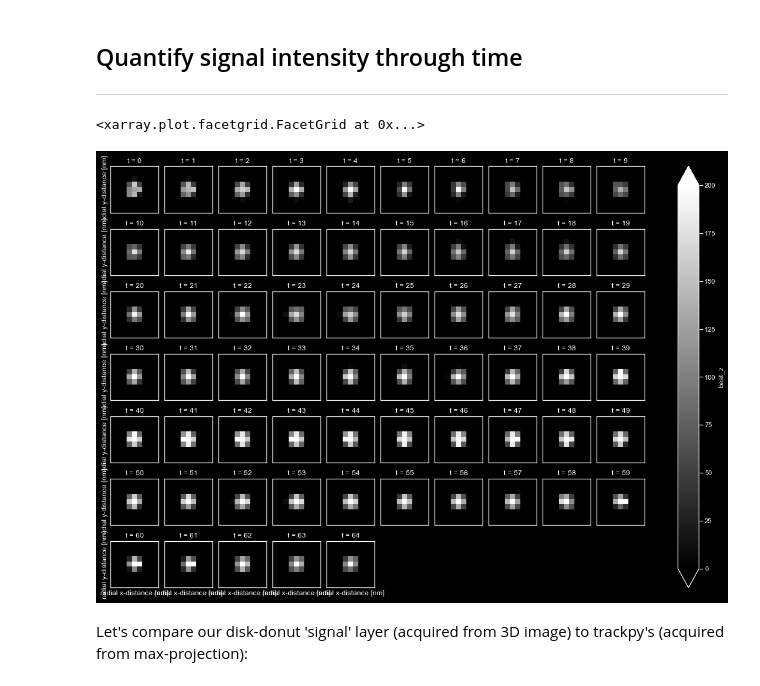
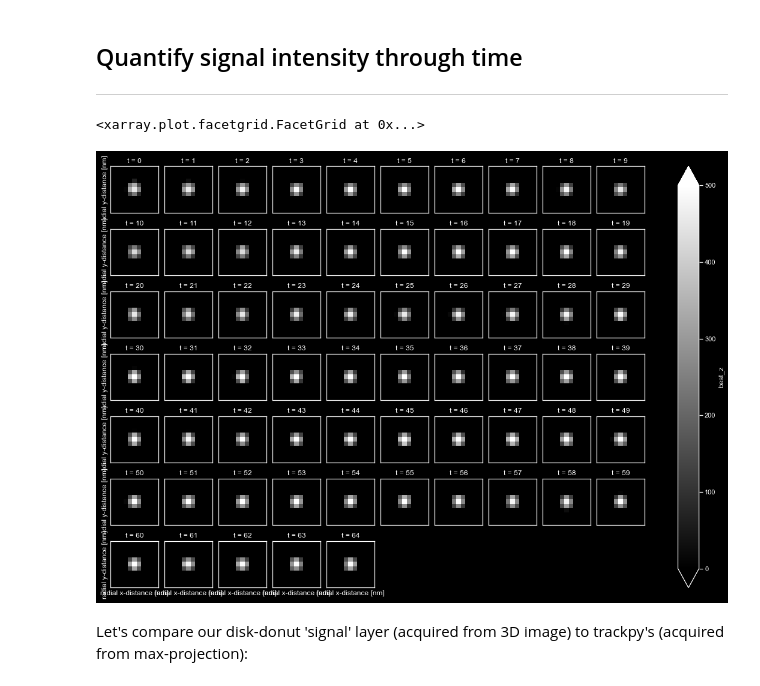
Before and after one commit to Colorado-State-University-Stasevich-Lab/croparray, a Jupyter notebook: notebooks/ToolDevelopment_Harringtonine_Morisaki.ipynb, the cells around one changed output. Saved outputs shown, nothing was run; the diff lists cells and outputs as text; code cells hidden in the pictures.

Commit message:
hand-drawn mask workflow2

```diff
--- a/notebooks/ToolDevelopment_Harringtonine_Morisaki.ipynb
+++ b/notebooks/ToolDevelopment_Harringtonine_Morisaki.ipynb
@@ -237,26 +128,0 @@ KeyError: "'Max of Cell02-1Ch1' is not in list"
-# %%
-def TrackWithMasks(img_max, particle_diameter ,min_m, mask_include, mask_exclude):
-    f = tp.batch(img_max, diameter=particle_diameter,minmass=min_m)
-    f_list = []
-    for i in np.arange(len(f['frame'].unique())):
-        f0 = f[f['frame']==i]
-        f1 = f0.copy()
-
-        # If no masks, include everything and exclude nothing
-        if mask_include == None:
-            mask_include1 = [[0,0],[0,10000000],[10000000,10000000],[10000000,0]]
-        if mask_exclude == None:
-            mask_exclude1 = [[0,0],[0,-10],[-10,-10]]
-
-        mask_in = Polygon(mask_include1)  # This is a polygon that defines the mask
-        mypts = np.transpose([f1.y,f1.x]) # These are the points detected by trackpy, notice the x/y inversion for napari
-        f1['Include']=[mask_in.contains(Point(mypts[i])) for i in np.arange(len(mypts))] # Check if pts are on/in polygon mask
-
-        # # Label points in nucleus if polygon mask exists
-        # if polygon != None:
-        mask_out = Polygon(mask_exclude1)  # This is a polygon that defines the mask
-        f1['Exclude']=[mask_out.contains(Point(mypts[i])) for i in np.arange(len(mypts))] # Check if pts are on/in polygon mask
-
-        f_list.append(f1[(f1['Include']==True) & (f1['Exclude']==False)])
-    f_all = pd.concat(f_list)
-    return f_all
@@ -289,0 +129,10 @@ Frame 64: 20 features
+# %%
+# Use this if you don't have a mask:
+# f_all = TrackWithMasks(img_max,7,1000,[],[])
+particle_diameter = 7
+min_mass = 1000
+viewer3 = napari.view_image(img_max)
+f_all = TrackWithMasks(img_max,particle_diameter,min_mass,viewer.layers['Shapes [1]'].data[0][:,-2:],viewer.layers['Shapes'].data[0][:,-2:])
+data = f_all[['frame','y','x']].values
+layer_name = 'Spots all frames'
+viewer3.add_points(data, size = 7, edge_color = 'yellow', symbol='ring', name = layer_name)
@@ -313,6 +167,6 @@ spots.rename(columns={'x': 'xc','y': 'yc', 'frame': 'f','signal':'signal_tp'},
 inplace=True, errors='raise')
 spots['fov']=0
 spots.rename(columns={'particle':'id'})
-spots = spots[['fov','id','f','yc','xc','signal_tp','In Cell','In Nucleus']] # keeping signal out of curiousity... want to compare to disk-donut measurements
+spots = spots[['fov','id','f','yc','xc','signal_tp','Include','Exclude']] # keeping signal out of curiousity... want to compare to disk-donut measurements
 spots.head()
 # %% [output]
@@ -328,7 +182,7 @@ ____
 # %% [markdown]
 Create a crop array from 4D movie
 # %%
-my_ca = ca.create_crop_array(img_croparray,spots,xy_pad=particle_diameter//2+1, dxy=130, dz=500, dt=1, units=['nm','min'], name = os.path.join(dir,img_4D_filename))
+my_ca = ca.create_crop_array(img_croparray,spots,xy_pad=5, dxy=130, dz=500, dt=1, units=['nm','min'], name = os.path.join(dir,img_4D_filename))
 my_ca
 # %% [output]
 Original video dimensions:  (1, 65, 13, 512, 512, 3)
@@ -366,10 +220,10 @@ ____
 # Measure signals and plot average signal through time, creating 'best_z' layer and 'signal' layer
 ca.measure_signal(my_ca, ref_ch=1, disk_r=3, roll_n=3)
 # %%
-my_ca.best_z.mean('n').sel(fov=0,ch=1).rolling(t=3,min_periods=1).mean().plot.imshow(col='t',col_wrap=10,robust=True,xticks=[],yticks=[],size=1.5,cmap='gray', vmin=0, vmax =200)
+my_ca.best_z.mean('n').sel(fov=0,ch=1).rolling(t=3,min_periods=1).mean().plot.imshow(col='t',col_wrap=10,robust=True,xticks=[],yticks=[],size=1.5,cmap='gray', vmin=0, vmax =500)
 # %% [output]
 <xarray.plot.facetgrid.FacetGrid at 0x...>
-[figure, old version]
+[figure, new version]
 # %% [markdown]
 Let's compare our disk-donut 'signal' layer (acquired from 3D image) to trackpy's (acquired from max-projection):
 # %%
```
Also changed, not shown: parts of 34 cells of this notebook.
